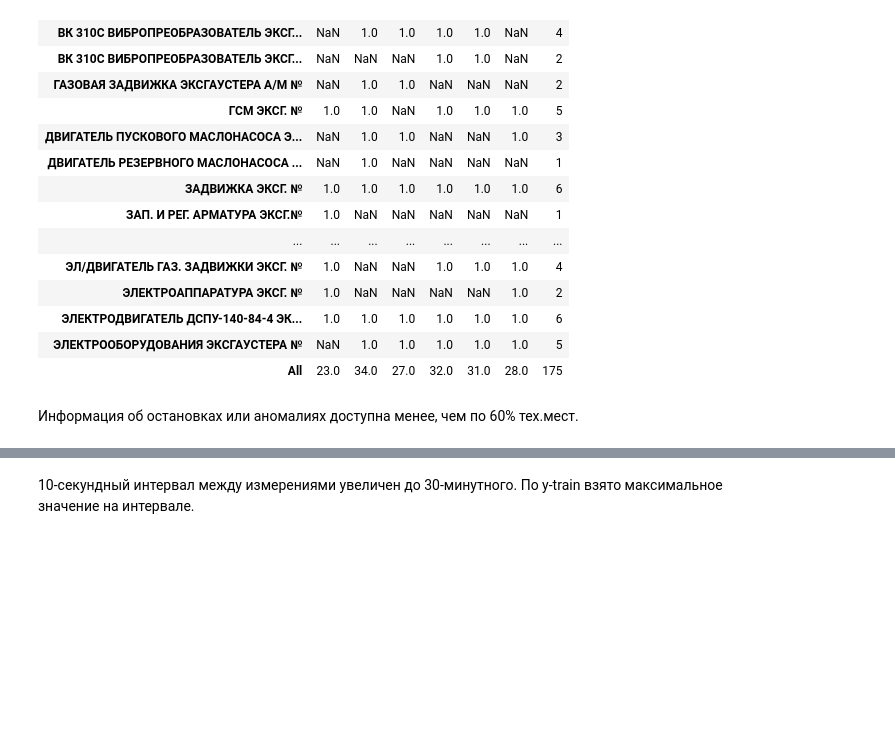
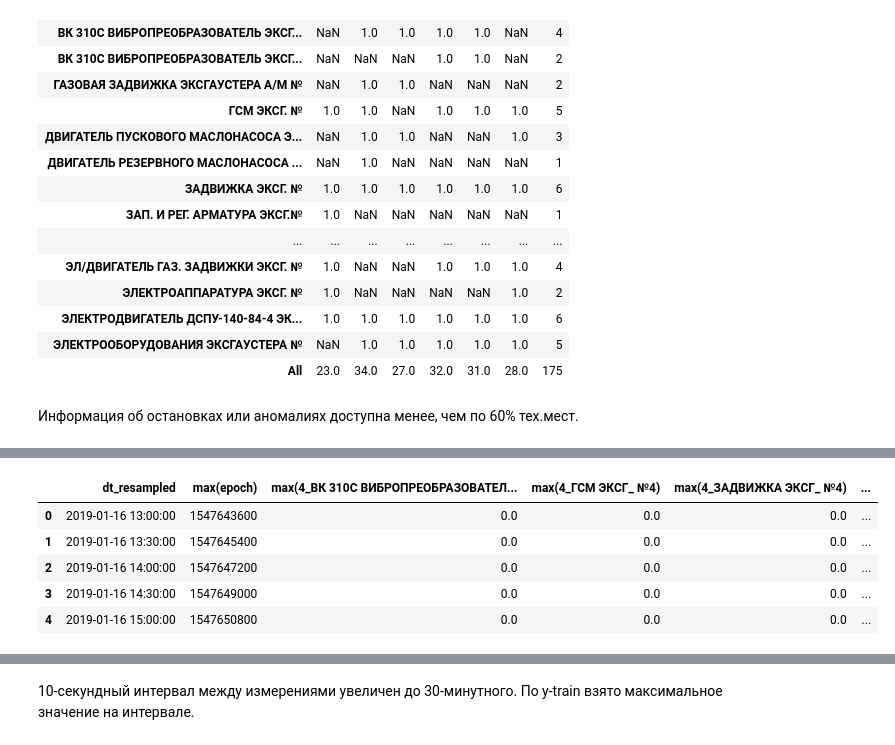
Before and after one commit to YaninaK/predictive-maintenance, a Jupyter notebook: notebooks/01_EDA.ipynb, the cells around one changed output, grey strips where cells are left out. Saved outputs shown, nothing was run; the diff lists cells and outputs as text; code cells hidden in the pictures; blank space fills up the shorter version.

```diff
--- a/notebooks/01_EDA.ipynb
+++ b/notebooks/01_EDA.ipynb
@@ -189,10 +179,16 @@ only showing top 5 rows
 # %%
 i = 4
 (
     resample(y_train.select(y_cols[i]))
     .groupBy("dt_resampled")
     .max()
     .orderBy("dt_resampled")
-    .show(15)
+    .limit(5).toPandas()
 )
 # %% [output]
+|  | dt_resampled | max(epoch) | max(4_ВК 310С ВИБРОПРЕОБРАЗОВАТЕЛ... | max(4_ГСМ ЭКСГ_ №4) | max(4_ЗАДВИЖКА ЭКСГ_ №4) | ... |
+| 0 | 2019-01-16 13:00:00 | 1547643600 | 0.0 | 0.0 | 0.0 | ... |
+| 1 | 2019-01-16 13:30:00 | 1547645400 | 0.0 | 0.0 | 0.0 | ... |
+| 2 | 2019-01-16 14:00:00 | 1547647200 | 0.0 | 0.0 | 0.0 | ... |
+| 3 | 2019-01-16 14:30:00 | 1547649000 | 0.0 | 0.0 | 0.0 | ... |
+| 4 | 2019-01-16 15:00:00 | 1547650800 | 0.0 | 0.0 | 0.0 | ... |
```
Also changed, not shown: parts of 10 cells of this notebook.
